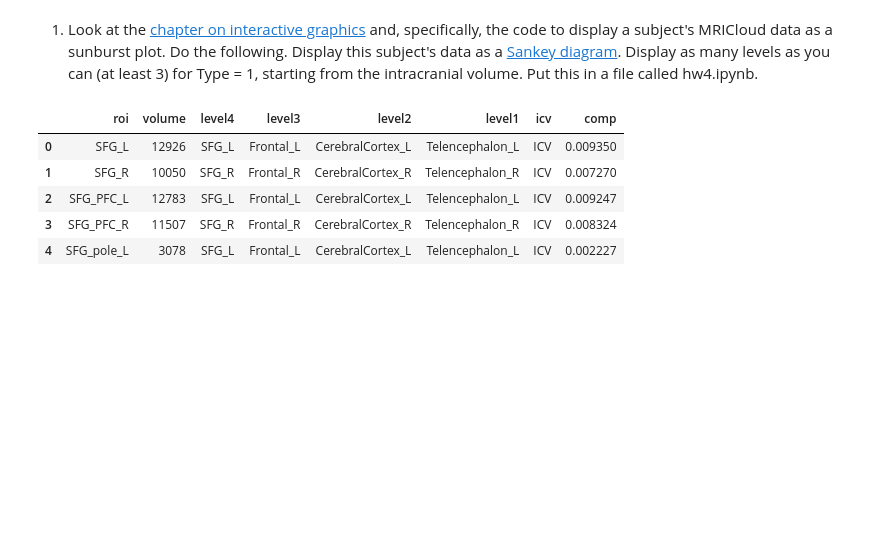
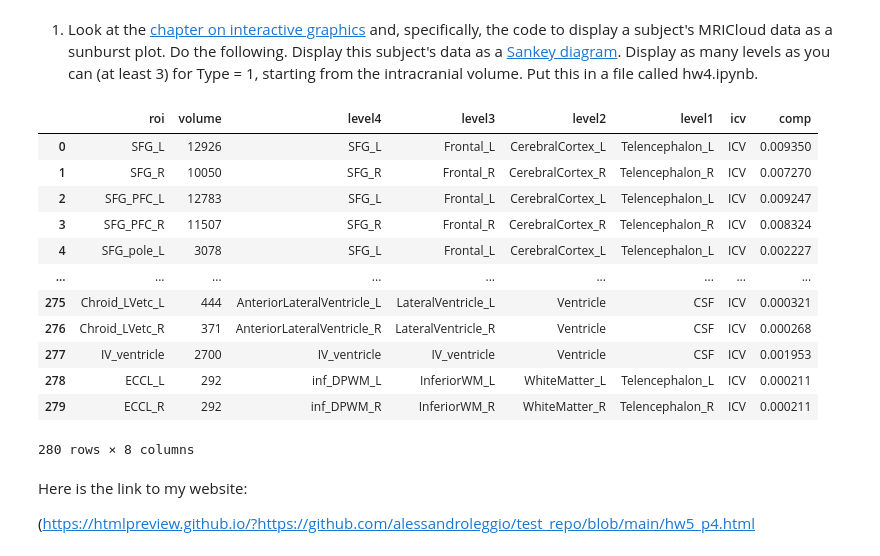
Before and after one commit to alessandroleggio/test_repo, a Jupyter notebook: hw5_p4.ipynb, the cells around one changed output. Drawn from its saved outputs; the diff is of its cells as text; code cells hidden in the pictures; blank space fills up the shorter version.

Commit message:
Update hw5_p4.ipynb
working through sankey diagram but posted html for now to finish( ?) problem 5

```diff
--- a/hw5_p4.ipynb
+++ b/hw5_p4.ipynb
@@ -10,34 +10,41 @@ import plotly.express as px
 import numpy as np
 
 ## load in the hierarchy information
 url = "https://raw.githubusercontent.com/bcaffo/MRIcloudT1volumetrics/master/inst/extdata/multilevel_lookup_table.txt"
 data = pd.read_csv(url, sep = "\t").drop(['Level5'], axis = 1) #read in csv
 #rename columns
 data = data.rename(columns = {
     "modify"   : "roi",
     "modify.1" : "level4",
     "modify.2" : "level3",
     "modify.3" : "level2",
     "modify.4" : "level1"})
 data = data[['roi', 'level4', 'level3', 'level2', 'level1']] #set column order
 
 ## Now load in the subject data
 id = 127
 subject = pd.read_csv("https://raw.githubusercontent.com/smart-stats/ds4bio_book/main/book/assetts/kirby21AllLevels.csv")
 subject = subject.loc[(subject.type == 1) & (subject.level == 5) & (subject.id == id)]
 subject = subject[['roi', 'volume']]
 ## Merge the subject data with the heirarchy
 subject = pd.merge(subject, data, on = "roi")
 subject = subject.assign(icv = "ICV")
 subject = subject.assign(comp = subject.volume / np.sum(subject.volume))
-subject.head()
+subject
 # %% [output]
 |  | roi | volume | level4 | level3 | level2 | level1 | icv | comp |
 | 0 | SFG_L | 12926 | SFG_L | Frontal_L | CerebralCortex_L | Telencephalon_L | ICV | 0.009350 |
 | 1 | SFG_R | 10050 | SFG_R | Frontal_R | CerebralCortex_R | Telencephalon_R | ICV | 0.007270 |
 | 2 | SFG_PFC_L | 12783 | SFG_L | Frontal_L | CerebralCortex_L | Telencephalon_L | ICV | 0.009247 |
 | 3 | SFG_PFC_R | 11507 | SFG_R | Frontal_R | CerebralCortex_R | Telencephalon_R | ICV | 0.008324 |
 | 4 | SFG_pole_L | 3078 | SFG_L | Frontal_L | CerebralCortex_L | Telencephalon_L | ICV | 0.002227 |
+| ... | ... | ... | ... | ... | ... | ... | ... | ... |
+| 275 | Chroid_LVetc_L | 444 | AnteriorLateralVentricle_L | LateralVentricle_L | Ventricle | CSF | ICV | 0.000321 |
+| 276 | Chroid_LVetc_R | 371 | AnteriorLateralVentricle_R | LateralVentricle_R | Ventricle | CSF | ICV | 0.000268 |
+| 277 | IV_ventricle | 2700 | IV_ventricle | IV_ventricle | Ventricle | CSF | ICV | 0.001953 |
+| 278 | ECCL_L | 292 | inf_DPWM_L | InferiorWM_L | WhiteMatter_L | Telencephalon_L | ICV | 0.000211 |
+| 279 | ECCL_R | 292 | inf_DPWM_R | InferiorWM_R | WhiteMatter_R | Telencephalon_R | ICV | 0.000211 |
+280 rows × 8 columns
 # %%
 #display data in saneky diagram
 import plotly.graph_objects as go
@@ -58,3 +65,7 @@ fig = go.Figure(data=[go.Sankey(
 
 fig.update_layout(title_text="Basic Sankey Diagram", font_size=10)
 fig.show()
+# %% [markdown]
+Here is the link to my website:
+
+(https://htmlpreview.github.io/?https://github.com/alessandroleggio/test_repo/blob/main/hw5_p4.html
```
Also changed, not shown: parts of 2 cells of this notebook.
